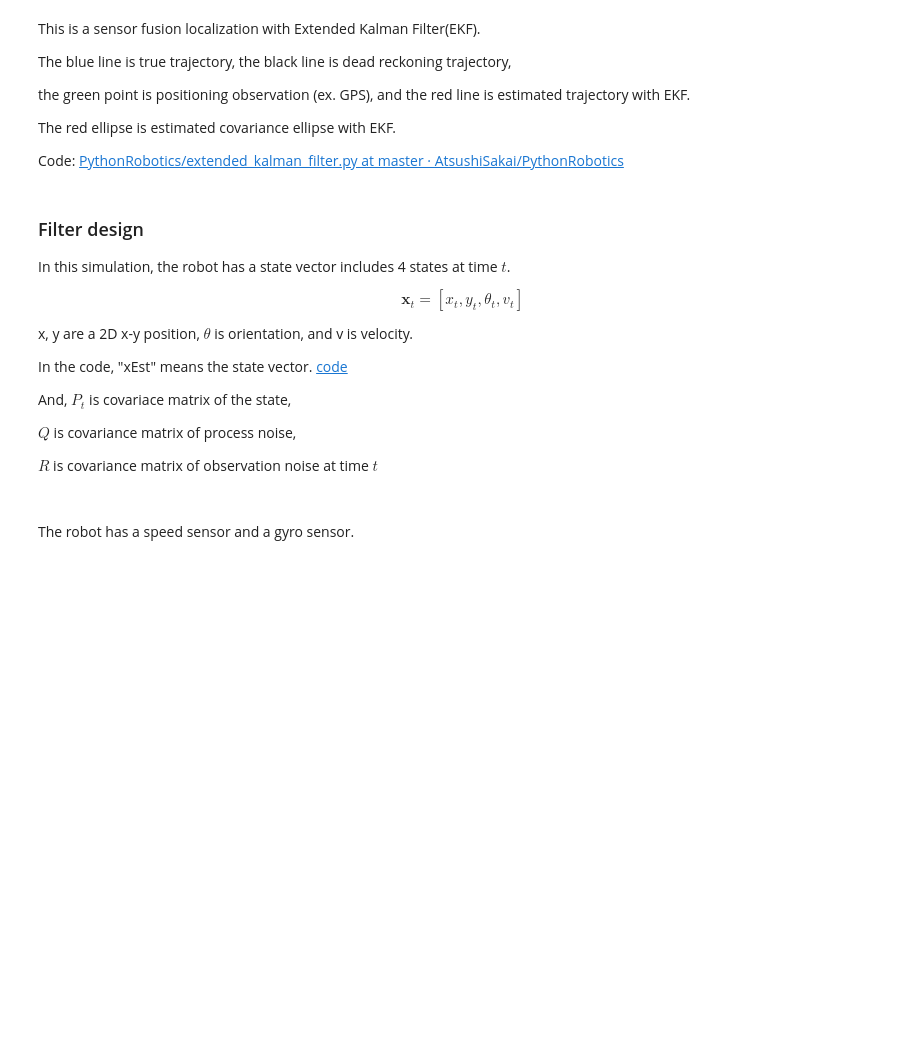
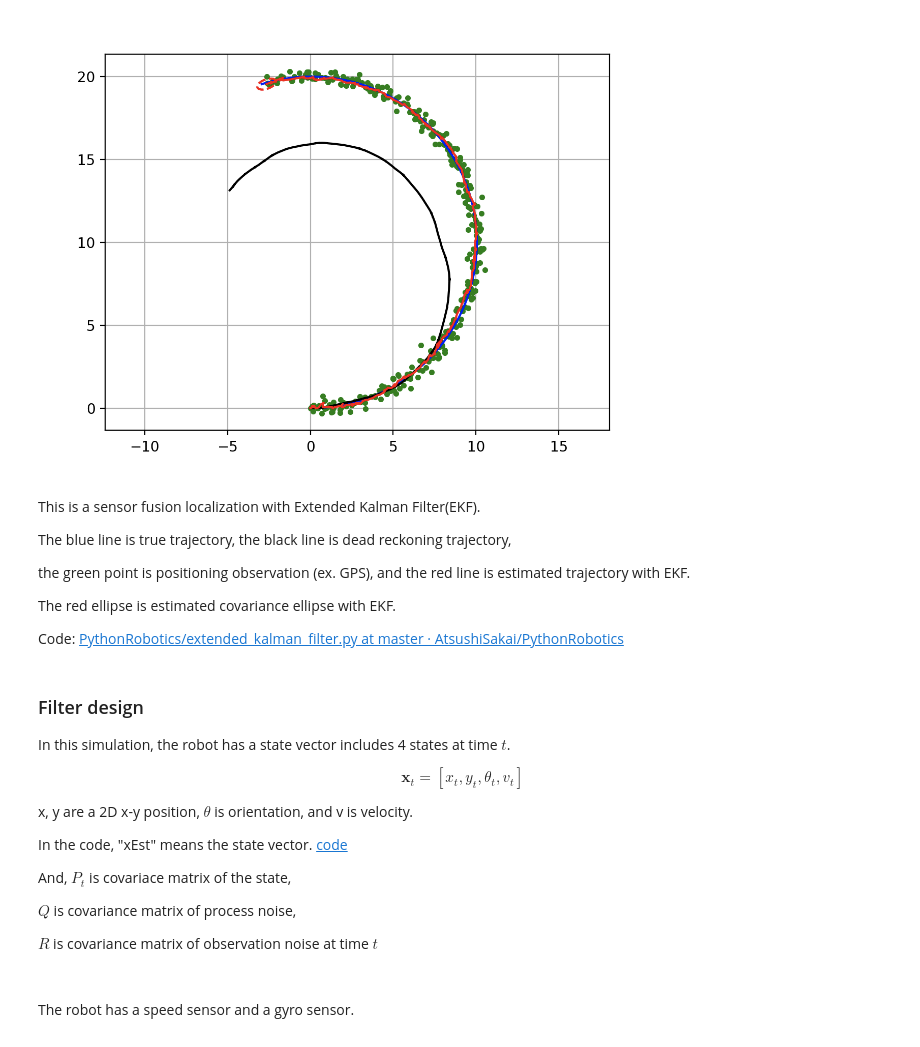
Before and after one commit to AtsushiSakai/PythonRobotics, a Jupyter notebook: Localization/extended_kalman_filter/extended_kalman_filter_localization.ipynb, the cells around one changed output. Saved outputs shown, nothing was run; the diff lists cells and outputs as text; code cells hidden in the pictures; blank space fills up the shorter version.

```diff
--- a/Localization/extended_kalman_filter/extended_kalman_filter_localization.ipynb
+++ b/Localization/extended_kalman_filter/extended_kalman_filter_localization.ipynb
@@ -7,3 +5,8 @@
+# %%
+from IPython.display import Image
+Image(filename="ekf.png",width=600)
+# %% [output]
+[figure, added]
 # %% [markdown]
 This is a sensor fusion localization with Extended Kalman Filter(EKF).
 
```
Also changed, not shown: parts of 1 cell of this notebook, 1 other file.
